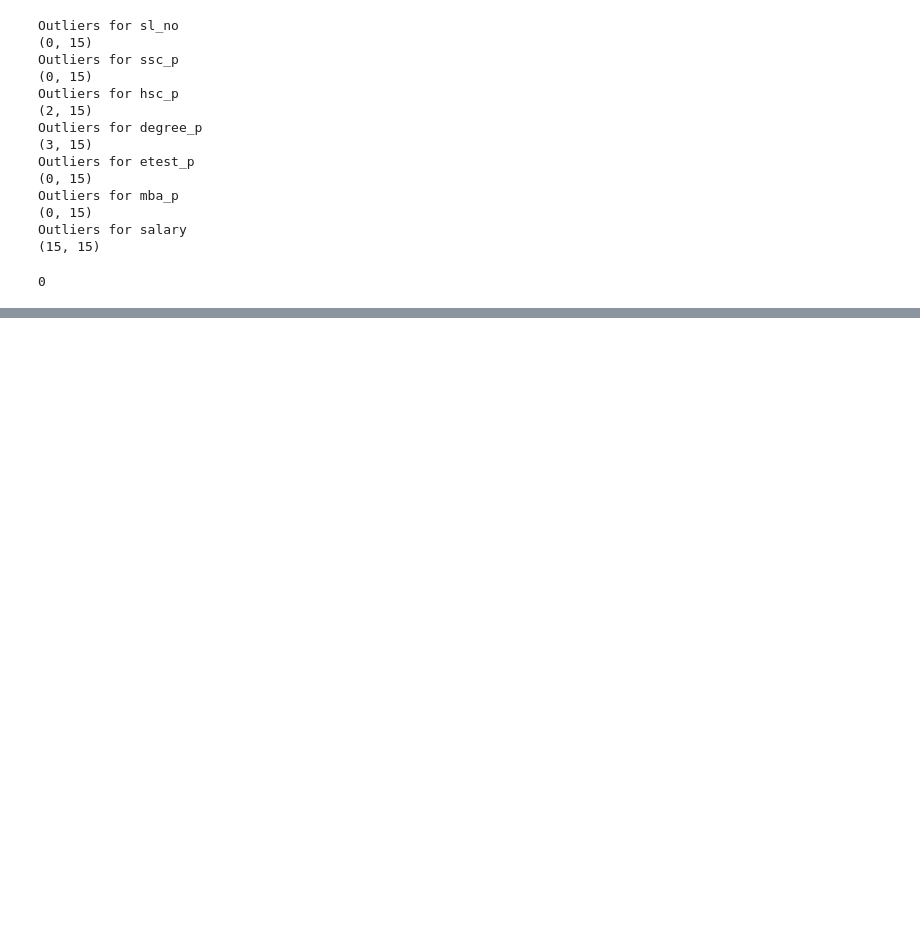
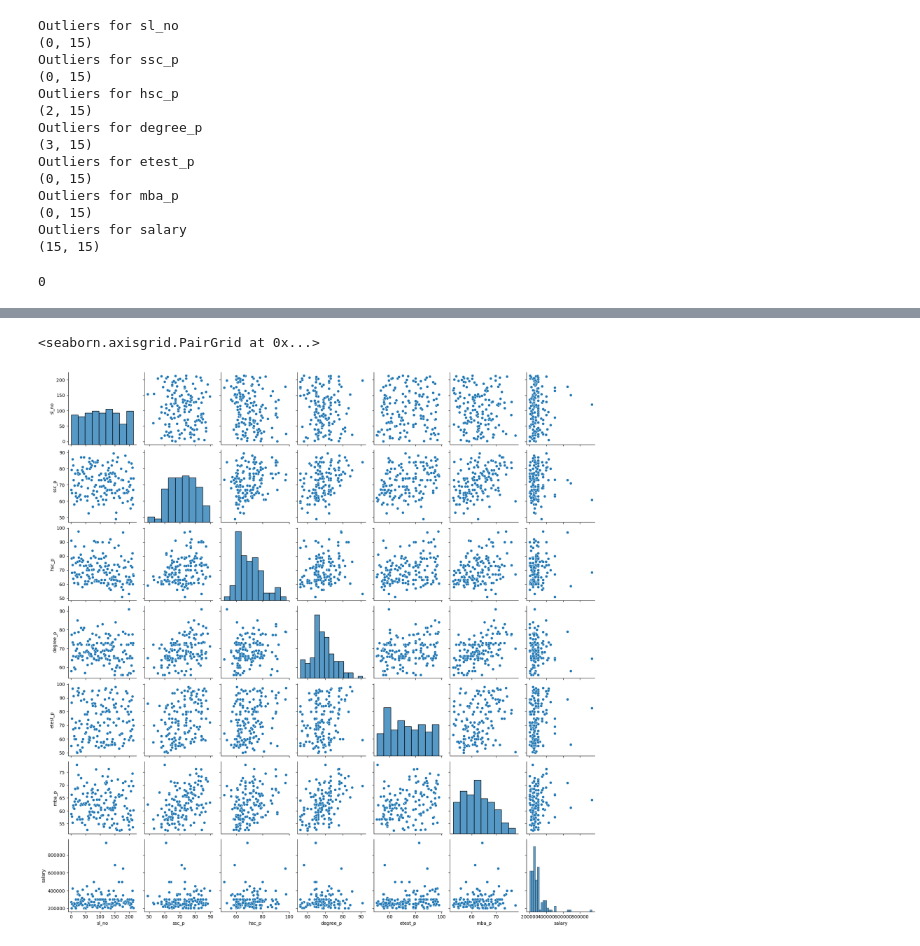
Before and after one commit to mferdinandr/salary-predict, a Jupyter notebook: file.ipynb, the cells around one changed output, grey strips where cells are left out. Saved outputs shown, nothing was run; the diff lists cells and outputs as text; code cells hidden in the pictures; blank space fills up the shorter version.

```diff
--- a/file.ipynb
+++ b/file.ipynb
@@ -95,0 +121,6 @@ df.duplicated().sum()
+# %%
+# Multivariate Analysis
+sns.pairplot(df)
+# %% [output]
+<seaborn.axisgrid.PairGrid at 0x...>
+[figure, added]
```
Also changed, not shown: parts of 5 cells of this notebook.
